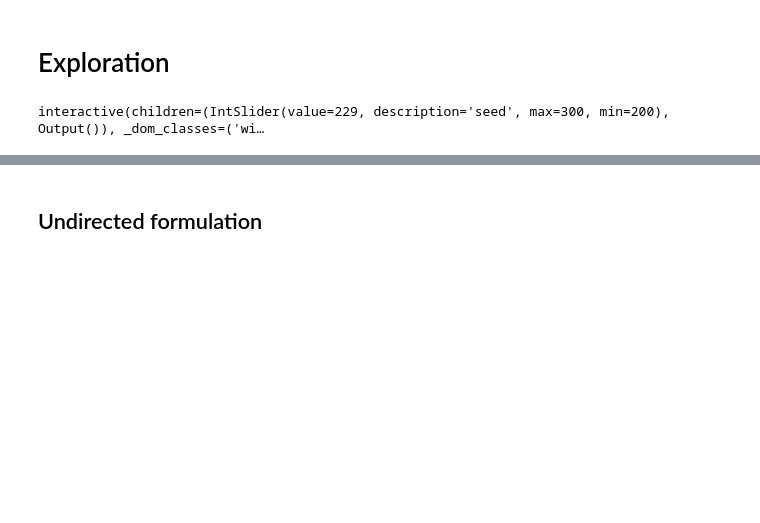
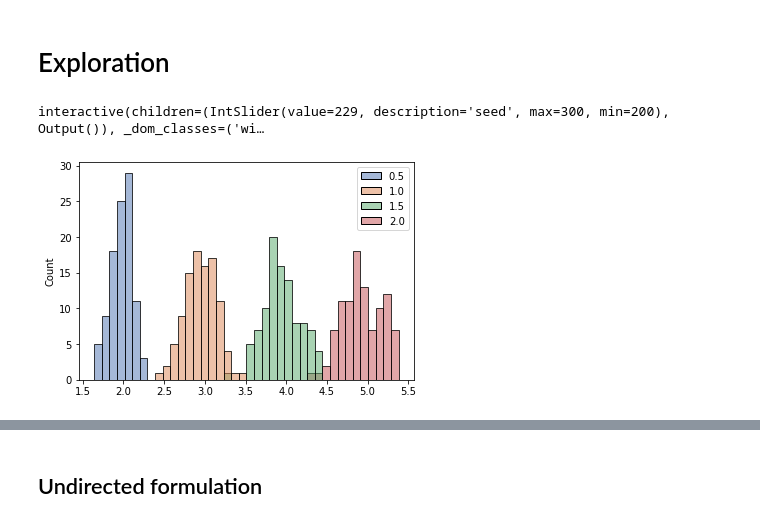
Before and after one commit to norheim/minimdo, a Jupyter notebook: minimdo/examples/gallery.ipynb, the cells around one changed output, grey strips where cells are left out. Cells and saved outputs as stored; diff of their text form; code cells hidden in the pictures; blank space fills up the shorter version.

```diff
--- a/minimdo/examples/gallery.ipynb
+++ b/minimdo/examples/gallery.ipynb
@@ -41 +47,21 @@ interactive(children=(IntSlider(value=229, description='seed', max=300, min=200)
+# %%
+sparsity = 0.5#1.
+stats = {}
+m = 50
+n = 50
+for sparsity in [0.5, 1., 1.5, 2.]:
+    stats[sparsity] = []
+    for seed in range(100):
+        kwargs = random_problem_with_artifacts(m,n,seed,sparsity)
+        p = (m+n)/(m*n)*sparsity
+        #p = min(p, 1.0 - 1.0e-6)
+        G = bipartite_random_graph(m, n, p, seed)
+        eq_incidence,outset,eqnidxs,edges_varonleft,varidxs = map(kwargs.get, ["eq_incidence","outset","eqnidxs","edges_varonleft","varidxs"])
+        stats[sparsity].append(np.mean([len(val) for val in eq_incidence.values()]))
+        #mn = np.mean([len(G[node]) for node in range(m)])
+        #stats[sparsity].append(mn)
+# %%
+sns.histplot(data=stats, palette="deep", bins=40);
+# %% [output]
+[figure, added]
 # %%
```
Also changed, not shown: parts of 15 cells of this notebook, 4 other files.
